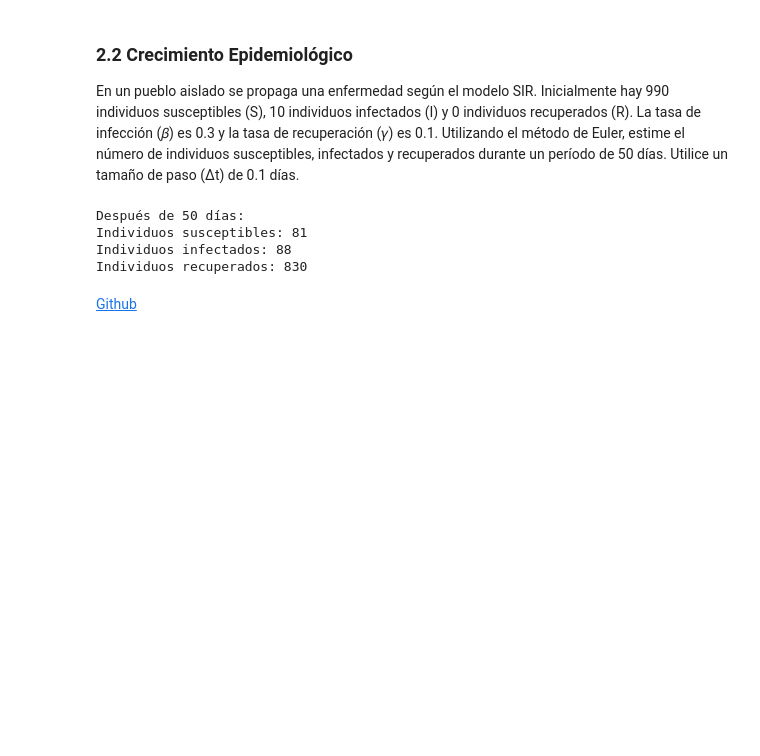
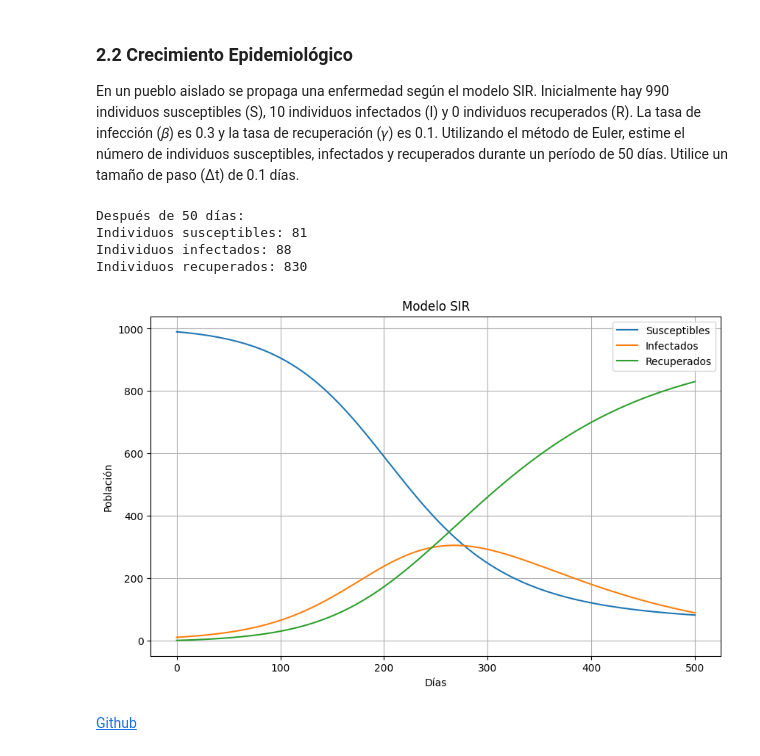
Before and after one commit to angelcast2002/LAB-02-MS, a Jupyter notebook: LAB02MS.ipynb, the cells around one changed output. Cells and saved outputs as stored; diff of their text form; code cells hidden in the pictures; blank space fills up the shorter version.

```diff
--- a/LAB02MS.ipynb
+++ b/LAB02MS.ipynb
@@ -115,5 +117,21 @@ Después de 50 días:
 Individuos susceptibles: 81
 Individuos infectados: 88
 Individuos recuperados: 830
+# %%
+# Graficar el modelo SIR
+import matplotlib.pyplot as plt
+
+plt.figure(figsize=(10, 6))
+plt.plot(susceptibles, label="Susceptibles")
+plt.plot(infectados, label="Infectados")
+plt.plot(recuperados, label="Recuperados")
+plt.xlabel("Días")
+plt.ylabel("Población")
+plt.title("Modelo SIR")
+plt.legend()
+plt.grid()
+plt.show()
+# %% [output]
+[figure, added]
 # %% [markdown]
 [Github](https://github.com/angelcast2002/LAB-02-MS.git)
```
Also changed, not shown: parts of 1 cell of this notebook.
